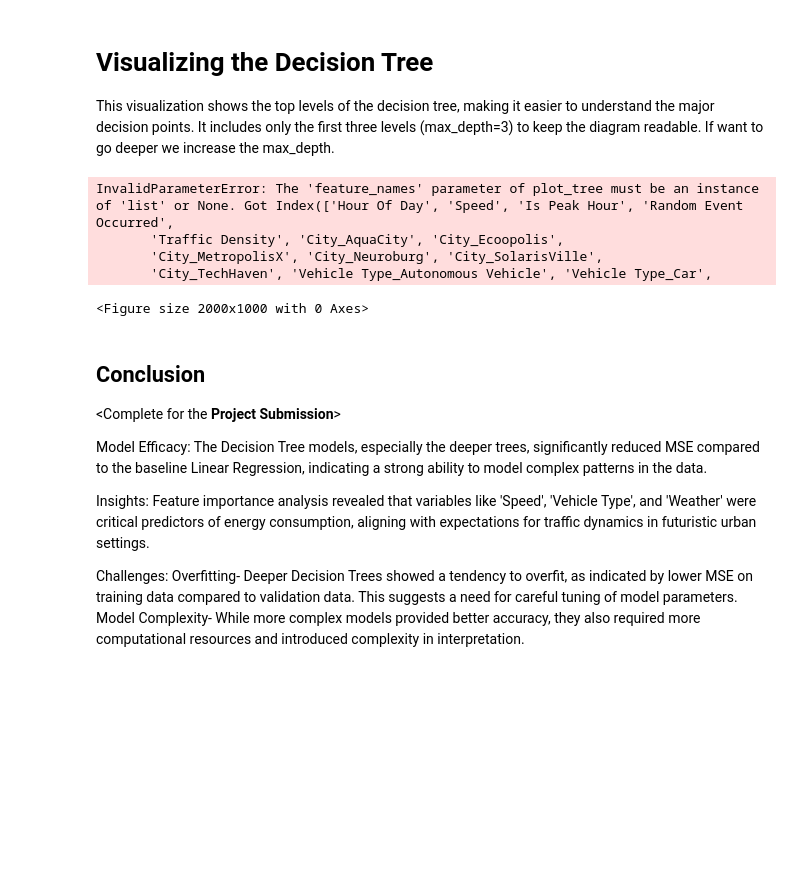
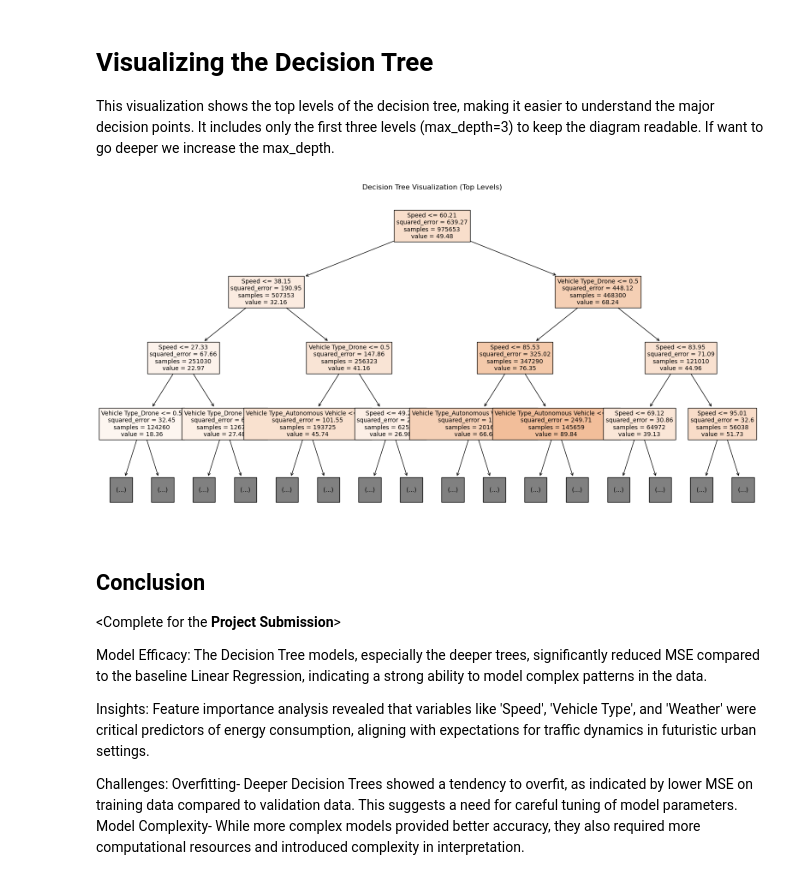
Before and after one commit to zoe-becker/ML-Traffic-Analysis, a Jupyter notebook: ProjectProgress.ipynb, the cells around one changed output. Drawn from its saved outputs; the diff is of its cells as text; code cells hidden in the pictures; blank space fills up the shorter version.

```diff
--- a/ProjectProgress.ipynb
+++ b/ProjectProgress.ipynb
@@ -771,17 +757,13 @@ This visualization shows the top levels of the decision tree, making it easier t
 # %%
 from sklearn.tree import plot_tree
 import matplotlib.pyplot as plt
 
 plt.figure(figsize=(20, 10))
-plot_tree(tree_model2, feature_names=features, max_depth=3, filled=True, fontsize=10, precision=2)
+plot_tree(tree_model2, feature_names=featureNames, max_depth=3, filled=True, fontsize=10, precision=2)
 plt.title('Decision Tree Visualization (Top Levels)')
 plt.show()
 # %% [output]
-InvalidParameterError: The 'feature_names' parameter of plot_tree must be an instance of 'list' or None. Got Index(['Hour Of Day', 'Speed', 'Is Peak Hour', 'Random Event Occurred',
-       'Traffic Density', 'City_AquaCity', 'City_Ecoopolis',
-       'City_MetropolisX', 'City_Neuroburg', 'City_SolarisVille',
-       'City_TechHaven', 'Vehicle Type_Autonomous Vehicle', 'Vehicle Type_Car',
-<Figure size 2000x1000 with 0 Axes>
+[figure, added]
 # %% [markdown]
 
 ## Conclusion
```
Also changed, not shown: parts of 1 cell of this notebook.
